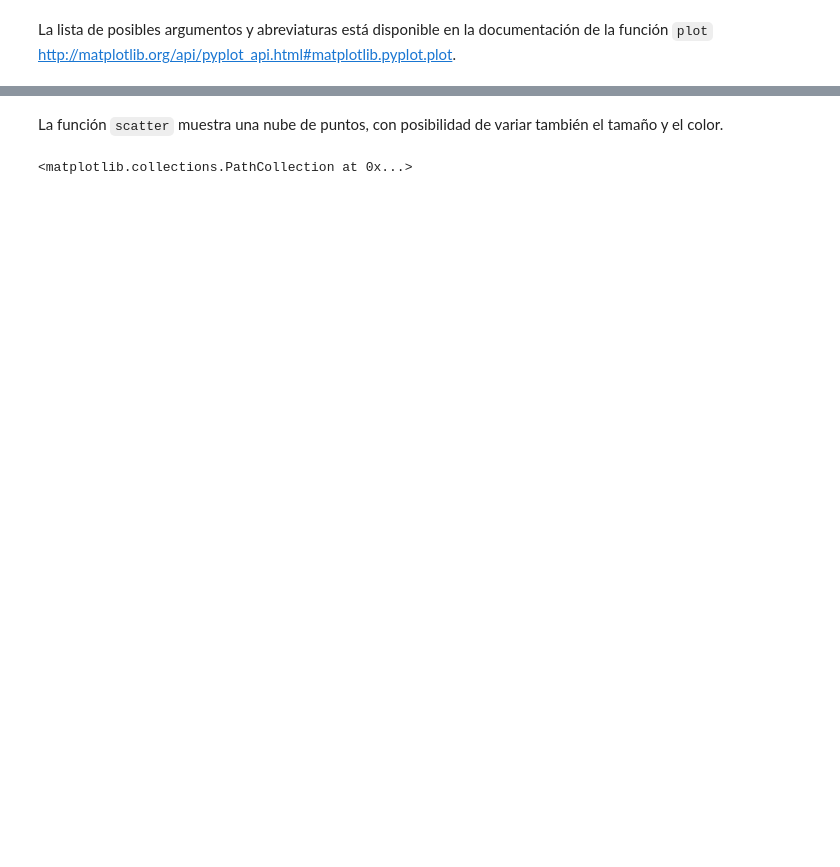
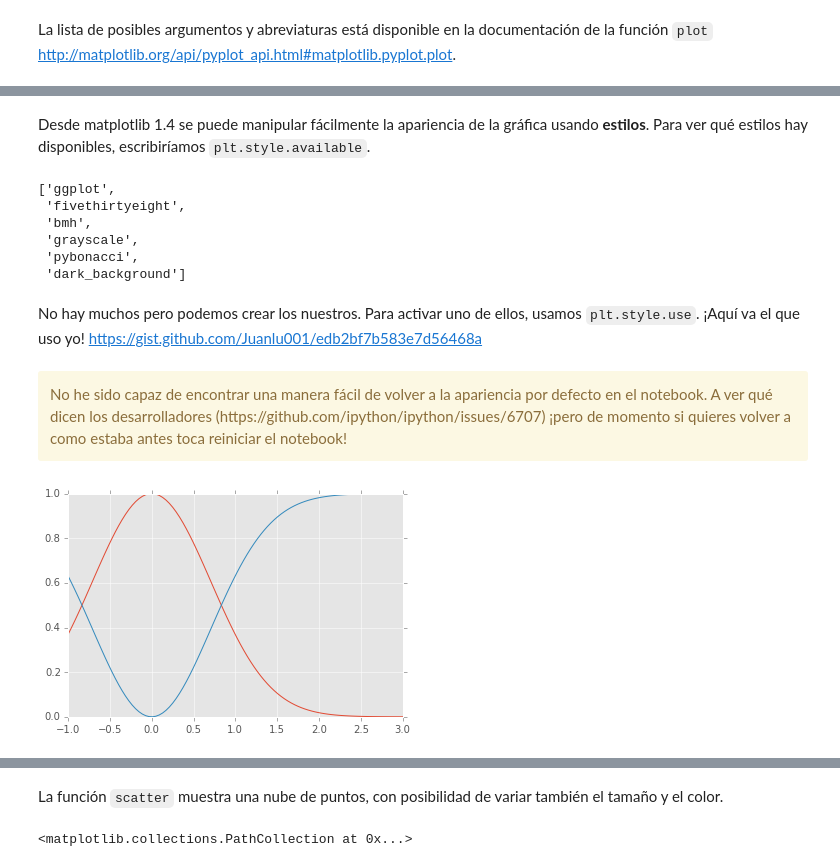
Before and after one commit to AeroPython/Curso_AeroPython, a Jupyter notebook: Notebooks/Clase2b_Visualizacion-matplotlib.ipynb, the cells around one changed output, grey strips where cells are left out. Drawn from its saved outputs; the diff is of its cells as text; code cells hidden in the pictures; blank space fills up the shorter version.

```diff
--- a/Notebooks/Clase2b_Visualizacion-matplotlib.ipynb
+++ b/Notebooks/Clase2b_Visualizacion-matplotlib.ipynb
@@ -99,0 +106,13 @@ La lista de posibles argumentos y abreviaturas está disponible en la documentac
+# %% [markdown]
+Desde matplotlib 1.4 se puede manipular fácilmente la apariencia de la gráfica usando **estilos**. Para ver qué estilos hay disponibles, escribiríamos `plt.style.available`.
+# %%
+plt.style.available
+# %% [output]
+['ggplot',
+ 'fivethirtyeight',
+ 'bmh',
+ 'grayscale',
+ 'pybonacci',
+ 'dark_background']
+# %% [markdown]
+No hay muchos pero podemos crear los nuestros. Para activar uno de ellos, usamos `plt.style.use`. ¡Aquí va el que uso yo! https://gist.github.com/Juanlu001/edb2bf7b583e7d56468a
@@ -99,0 +121,8 @@ La lista de posibles argumentos y abreviaturas está disponible en la documentac
+# %% [markdown]
+<div class="alert alert-warning">No he sido capaz de encontrar una manera fácil de volver a la apariencia por defecto en el notebook. A ver qué dicen los desarrolladores (https://github.com/ipython/ipython/issues/6707) ¡pero de momento si quieres volver a como estaba antes toca reiniciar el notebook!</div>
+# %%
+with plt.style.context('ggplot'):
+    plt.plot(x, f(x))
+    plt.plot(x, 1 - f(x))
+# %% [output]
+[figure, added]
```
Also changed, not shown: parts of 50 cells of this notebook, 3 other files.
